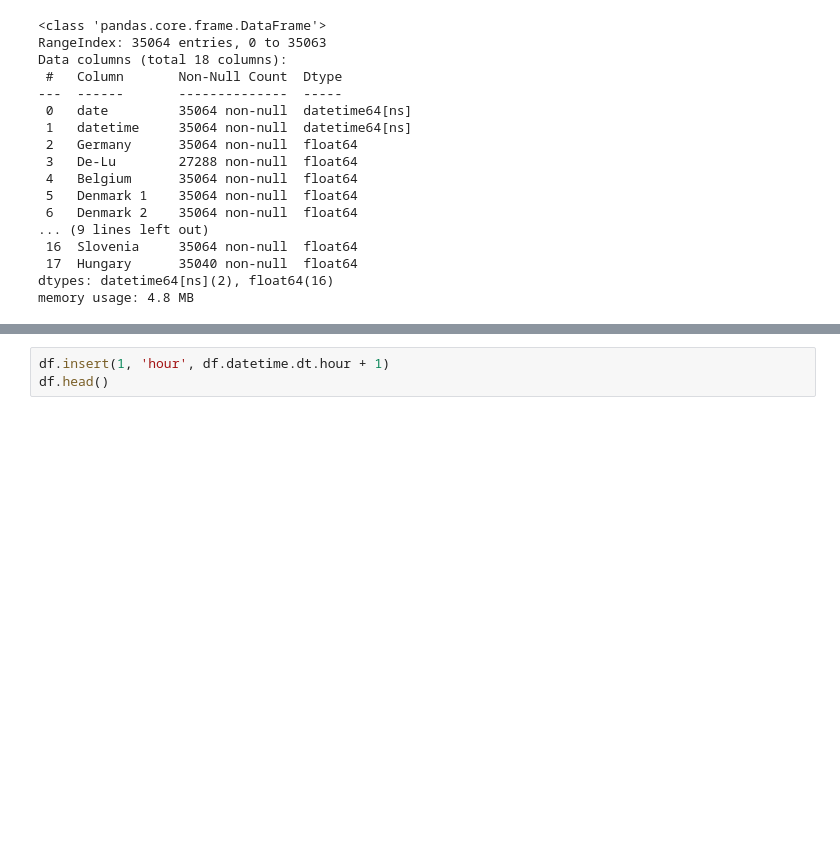
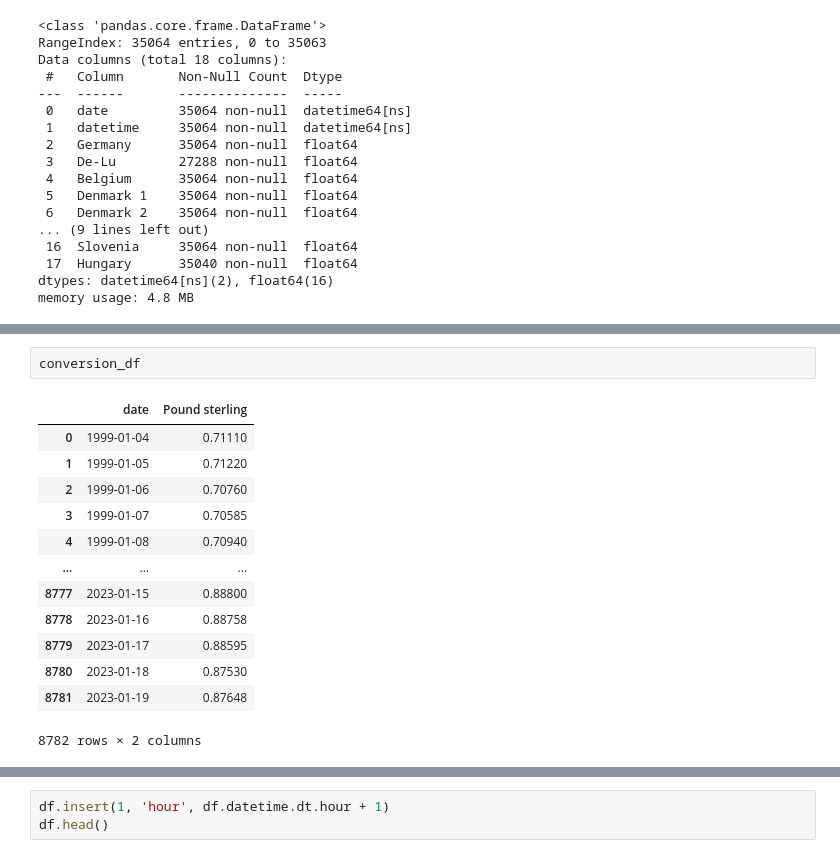
Before and after one commit to asadiceccarelli/eu-wholesale-analysis, a Jupyter notebook: scripts/clean_data.ipynb, the cells around one changed output, grey strips where cells are left out. Cells and saved outputs as stored; diff of their text form; blank space fills up the shorter version.

```diff
--- a/scripts/clean_data.ipynb
+++ b/scripts/clean_data.ipynb
@@ -110,3 +131,19 @@ memory usage: 4.8 MB
+# %%
+conversion_df
+# %% [output]
+|  | date | Pound sterling |
+| 0 | 1999-01-04 | 0.71110 |
+| 1 | 1999-01-05 | 0.71220 |
+| 2 | 1999-01-06 | 0.70760 |
+| 3 | 1999-01-07 | 0.70585 |
+| 4 | 1999-01-08 | 0.70940 |
+| ... | ... | ... |
+| 8777 | 2023-01-15 | 0.88800 |
+| 8778 | 2023-01-16 | 0.88758 |
+| 8779 | 2023-01-17 | 0.88595 |
+| 8780 | 2023-01-18 | 0.87530 |
+| 8781 | 2023-01-19 | 0.87648 |
+8782 rows × 2 columns
 # %%
 epex_price_df = pd.read_csv('../data/raw_data/EPEX_and_N2EX_DA_WD_PRICES.csv')[['SETTLEMENT_DATE', 'SETTLEMENT_PERIOD', 'EPEX_DA']]
 epex_price_df.columns = ['date', 'sp', 'gb_price_gbp']
```
Also changed, not shown: parts of 8 cells of this notebook, 15 other files.
